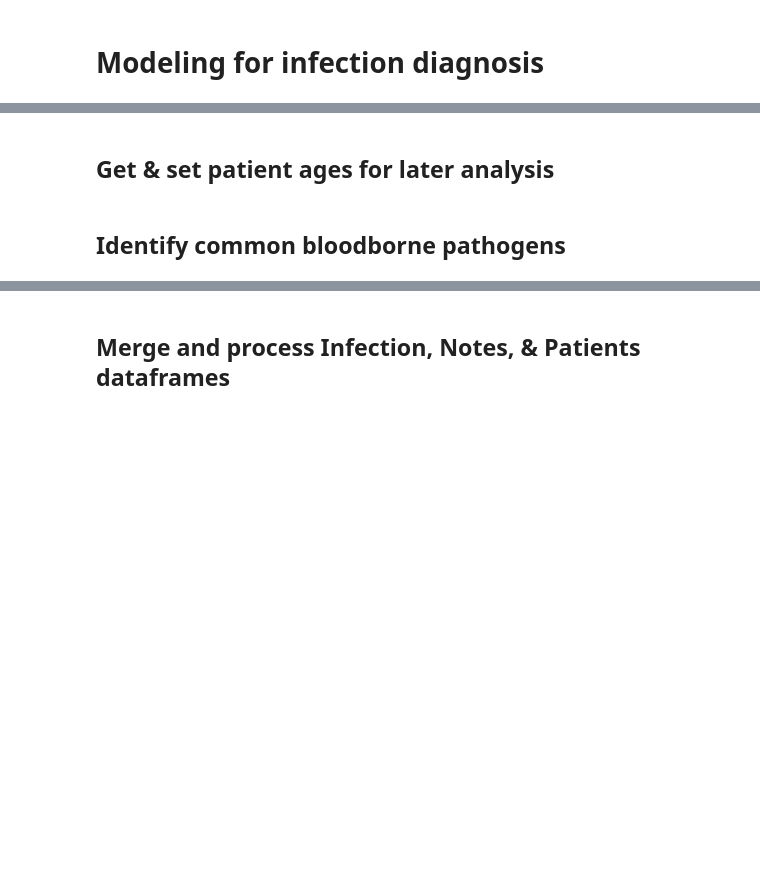
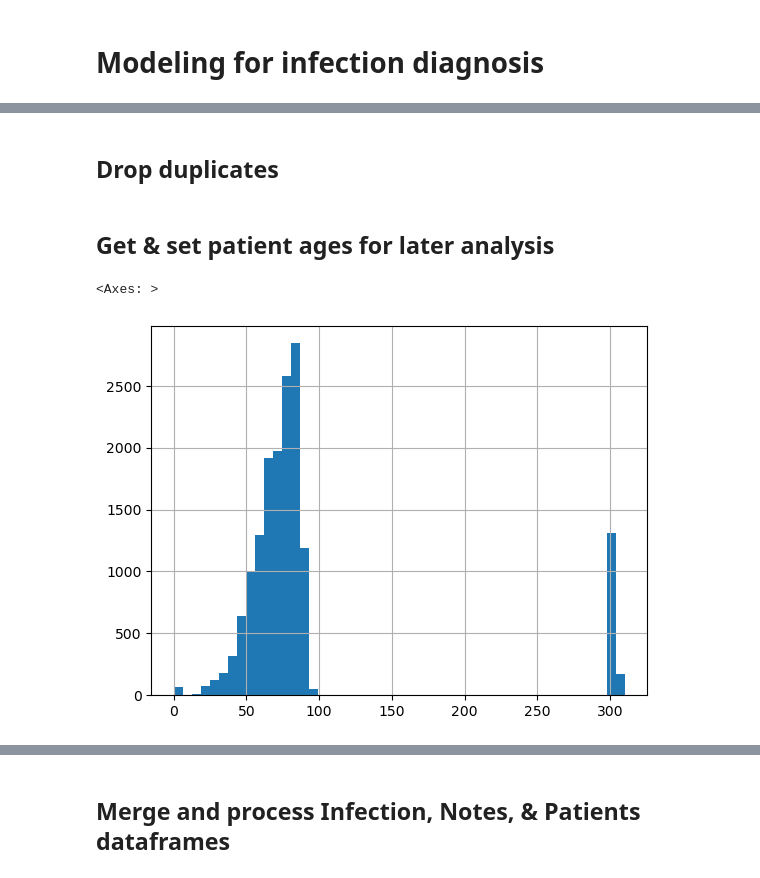
Before and after one commit to UT-Austin-MSAI-Program/ai-in-healthcare-ai395t, a Jupyter notebook: hw4-dl-tutorial/infection_model.ipynb, the cells around one changed output, grey strips where cells are left out. Drawn from its saved outputs; the diff is of its cells as text; code cells hidden in the pictures; blank space fills up the shorter version.

```diff
--- a/hw4-dl-tutorial/infection_model.ipynb
+++ b/hw4-dl-tutorial/infection_model.ipynb
@@ -18,17 +30,8 @@ import os
 MIMIC_3_DIR = '../mimic/mimic-iii-clinical-database-1.4'
 os.chdir(MIMIC_3_DIR)
 
-diagnoses_df = pd.read_csv('DIAGNOSES_ICD.csv').set_index('ROW_ID')
-diagnoses_df.columns = diagnoses_df.columns.str.lower()
-
-notes_df = pd.read_csv('NOTEEVENTS.csv', low_memory=False).set_index('ROW_ID')
-notes_df.columns = notes_df.columns.str.lower()
-
-microbio_df = pd.read_csv('MICROBIOLOGYEVENTS.csv').set_index('ROW_ID')
-microbio_df.columns = microbio_df.columns.str.lower()
-
-patients_df = pd.read_csv('PATIENTS.csv').set_index('ROW_ID')
-patients_df.columns = patients_df.columns.str.lower()
-
-prescriptions_df = pd.read_csv('PRESCRIPTIONS.csv').set_index('ROW_ID')
-prescriptions_df.columns = prescriptions_df.columns.str.lower()
+# Get data & apply lowercase to column names
+diagnoses_df = pd.read_csv('DIAGNOSES_ICD.csv').set_index('ROW_ID').rename(columns=lambda x: x.lower())
+notes_df = pd.read_csv('NOTEEVENTS.csv', low_memory=False).set_index('ROW_ID').rename(columns=lambda x: x.lower())
+diagnoses_labels_df = pd.read_csv('D_ICD_DIAGNOSES.csv').set_index('ROW_ID').rename(columns=lambda x: x.lower())
+patients_df = pd.read_csv('PATIENTS.csv').set_index('ROW_ID').rename(columns=lambda x: x.lower())
@@ -70,0 +38,2 @@ Duplicates in prescriptions_df: 236072
+# %% [markdown]
+## Drop duplicates
@@ -73,17 +48,22 @@ Duplicates in prescriptions_df: 236072
 # %%
 # Calculate age function
 def calculate_age(dob, dod):
-    dob_date = datetime.strptime(dob, "%Y-%m-%d %H:%M:%S")
     if pd.isna(dod):
         return None
+    dob_date = datetime.strptime(dob, "%Y-%m-%d %H:%M:%S")
     dod_date = datetime.strptime(dod, "%Y-%m-%d %H:%M:%S")
-    age = (dod_date - dob_date).days // 365
-    return age
+    return (dod_date - dob_date).days // 365
 
-# Apply calculate_age function to create "age" column
+# Apply calculate_age and filter
 patients_df['age'] = patients_df.apply(lambda row: calculate_age(row['dob'], row['dod']), axis=1)
+filtered_patients_df = patients_df[patients_df['age'] < 120]  # Filter unrealistic ages
 
-# Filter out rows with age greater than or equal to 120
-filtered_patients_df = patients_df[patients_df['age'] < 120]
+# Normalize age & fill missing values with mean
+scaler_age = StandardScaler()
+filtered_patients_df["normalized_age"] = scaler_age.fit_transform(filtered_patients_df["age"].values.reshape(-1, 1))
+filtered_patients_df["normalized_age"].fillna(filtered_patients_df["normalized_age"].mean(), inplace=True)
-# %% [markdown]
-## Identify common bloodborne pathogens
+# %%
+patients_df['age'].hist(bins=50)
+# %% [output]
+<Axes: >
+[figure, added]
```
Also changed, not shown: parts of 49 cells of this notebook, 2 other files.
